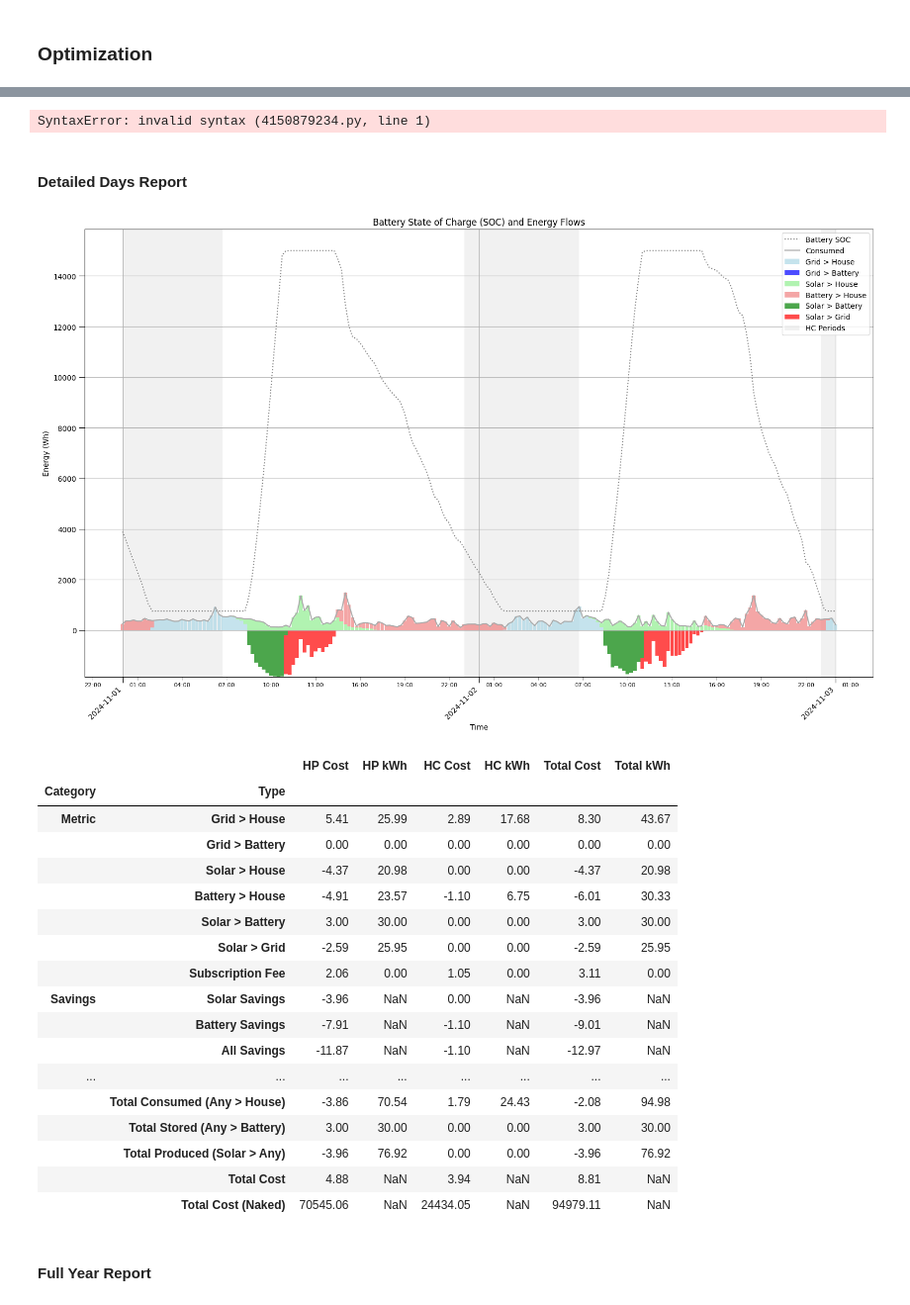
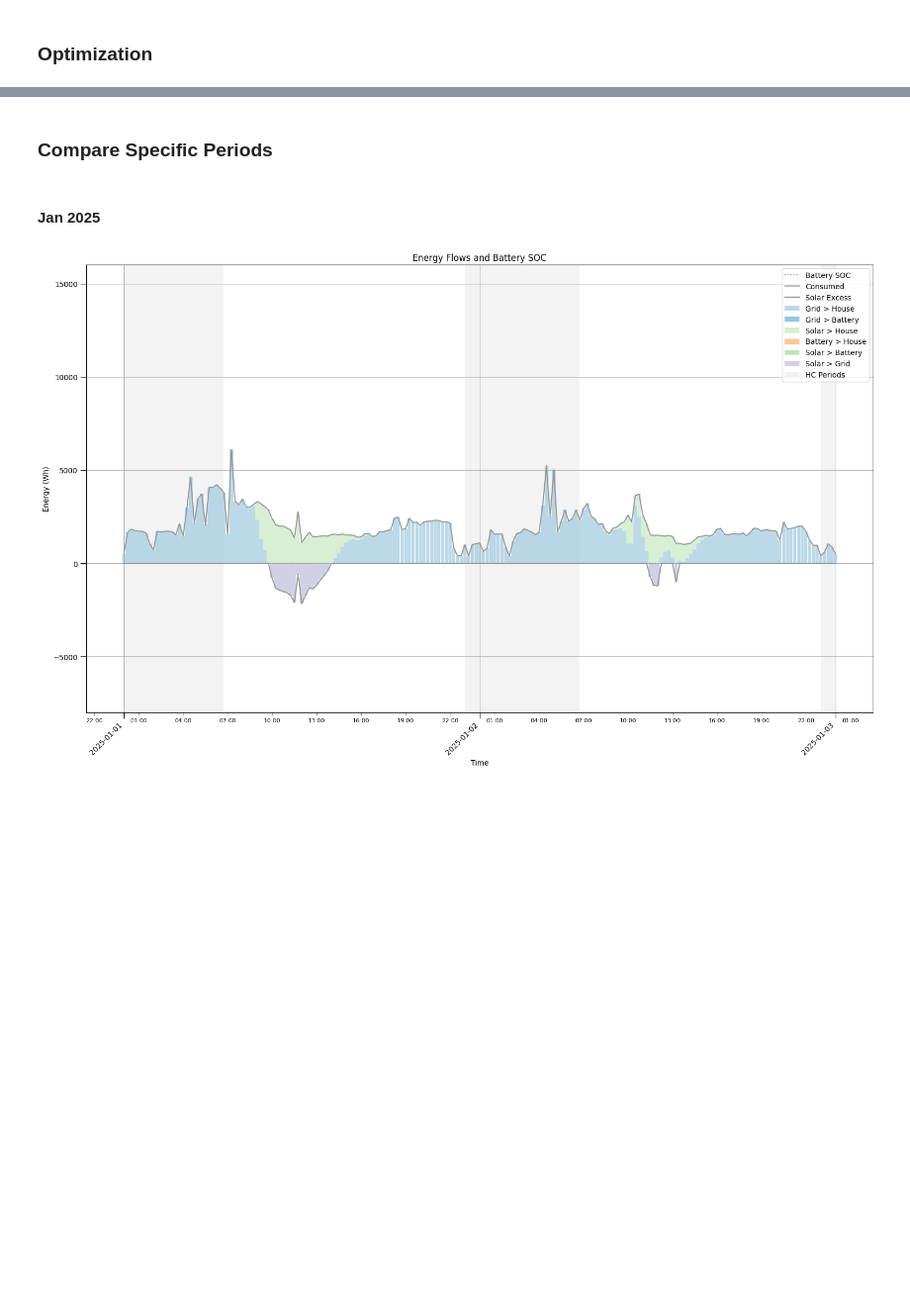
Before and after one commit to braibaud/EnphaseAnalysis, a Jupyter notebook: Report Analysis.ipynb, the cells around one changed output, grey strips where cells are left out. Shown at 99% size. Saved outputs shown, nothing was run; the diff lists cells and outputs as text; code cells hidden in the pictures; blank space fills up the shorter version.

```diff
--- a/Report Analysis.ipynb
+++ b/Report Analysis.ipynb
@@ -1720,2 +1103,3 @@ all_results_df
 # %%
-df_9_10 = detailed_results[int(all_results_df.loc[False, 9, 10]['index'])]
+df_6_0 = detailed_results[int(all_results_df.loc[False, 6, 0]['index'])]
+raw_data_6_0 = raw_data_results[int(all_results_df.loc[False, 6, 0]['index'])]
@@ -1765,6 +1152,0 @@ Total,Total Cost (Naked),10852550.13,,4696495.58,,15549045.71,
-# %%
-<!-- STOP HERE !! -->
-# %% [output]
-SyntaxError: invalid syntax (4150879234.py, line 1)
-# %% [markdown]
-#### Detailed Days Report
@@ -1781,30 +1152,0 @@ plot_battery_soc_v2(
-# %%
-plot_battery_soc_v2(
-    results[-1]['data'],
-    "2024-11-01",
-    "2024-11-03",
-    wh_price_high_eur,
-    wh_price_low_eur,
-    wh_price_sale_eur,
-    subscription_monthly_fee_eur,
-    plot_chart=True)
-# %% [output]
-[figure, removed]
-|  |  | HP Cost | HP kWh | HC Cost | HC kWh | Total Cost | Total kWh |
-| Category | Type |  |  |  |  |  |  |
-| Metric | Grid > House | 5.41 | 25.99 | 2.89 | 17.68 | 8.30 | 43.67 |
-|  | Grid > Battery | 0.00 | 0.00 | 0.00 | 0.00 | 0.00 | 0.00 |
-|  | Solar > House | -4.37 | 20.98 | 0.00 | 0.00 | -4.37 | 20.98 |
-|  | Battery > House | -4.91 | 23.57 | -1.10 | 6.75 | -6.01 | 30.33 |
-|  | Solar > Battery | 3.00 | 30.00 | 0.00 | 0.00 | 3.00 | 30.00 |
-|  | Solar > Grid | -2.59 | 25.95 | 0.00 | 0.00 | -2.59 | 25.95 |
-|  | Subscription Fee | 2.06 | 0.00 | 1.05 | 0.00 | 3.11 | 0.00 |
-| Savings | Solar Savings | -3.96 | NaN | 0.00 | NaN | -3.96 | NaN |
-|  | Battery Savings | -7.91 | NaN | -1.10 | NaN | -9.01 | NaN |
-|  | All Savings | -11.87 | NaN | -1.10 | NaN | -12.97 | NaN |
-| ... | ... | ... | ... | ... | ... | ... | ... |
-|  | Total Consumed (Any > House) | -3.86 | 70.54 | 1.79 | 24.43 | -2.08 | 94.98 |
-|  | Total Stored (Any > Battery) | 3.00 | 30.00 | 0.00 | 0.00 | 3.00 | 30.00 |
-|  | Total Produced (Solar > Any) | -3.96 | 76.92 | 0.00 | 0.00 | -3.96 | 76.92 |
-|  | Total Cost | 4.88 | NaN | 3.94 | NaN | 8.81 | NaN |
-|  | Total Cost (Naked) | 70545.06 | NaN | 24434.05 | NaN | 94979.11 | NaN |
@@ -1821,2 +1152,0 @@ plot_battery_soc_v2(
-# %% [markdown]
-#### Full Year Report
@@ -1832,0 +1153,16 @@ plot_battery_soc_v2(
+# %% [markdown]
+### Compare Specific Periods
+# %%
+y_min = -8000.0
+y_max = 16000.0
+# %% [markdown]
+#### Jan 2025
+# %%
+plot_battery_soc_chart(
+    raw_data_6_0,
+    "2025-01-01",
+    "2025-01-03",
+    y_min,
+    y_max)
+# %% [output]
+[figure, added]
```
Also changed, not shown: parts of 43 cells of this notebook, 2 other files.
